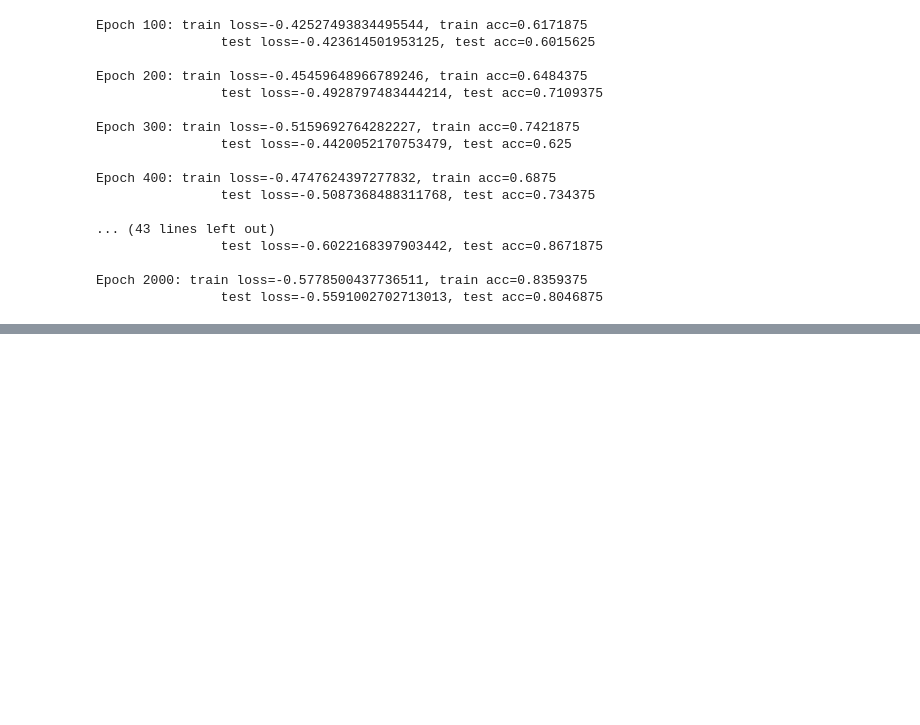
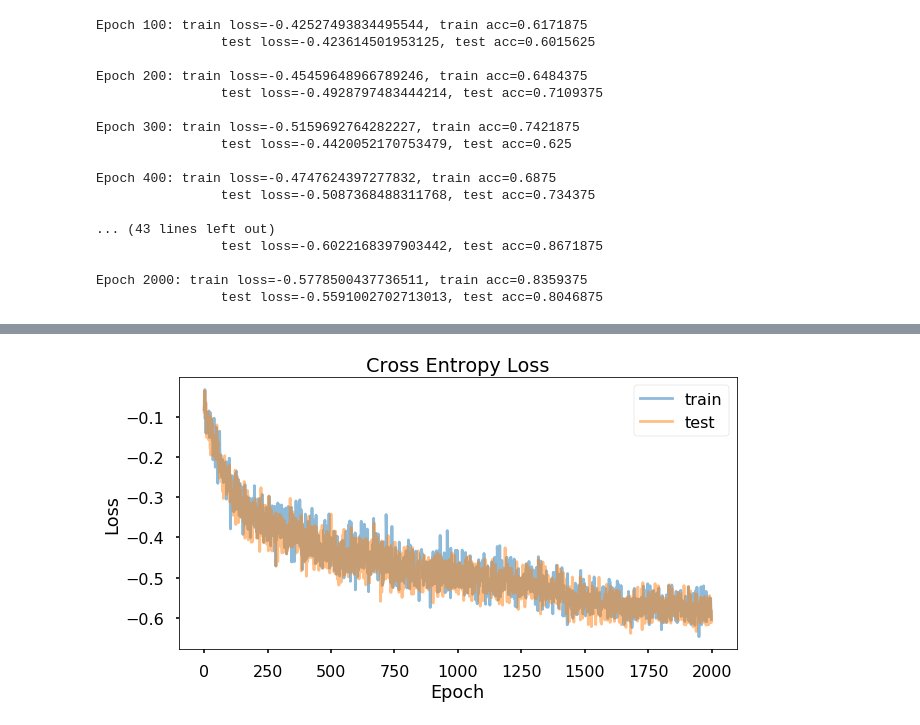
Before and after one commit to mike-chesnokov/deep_learining_nikolenko, a Jupyter notebook: chapters/02_chapter_3.6.ipynb, the cells around one changed output, grey strips where cells are left out. Drawn from its saved outputs; the diff is of its cells as text; code cells hidden in the pictures; blank space fills up the shorter version.

```diff
--- a/chapters/02_chapter_3.6.ipynb
+++ b/chapters/02_chapter_3.6.ipynb
@@ -183,0 +455,4 @@ plot_metric_history(acc_history, title='Multiclass accuracy', ylabel='Accuracy')
+# %%
+plot_metric_history(loss_history, title='Cross Entropy Loss')
+# %% [output]
+[figure, added]
```
Also changed, not shown: parts of 21 cells of this notebook, 2 other files.
